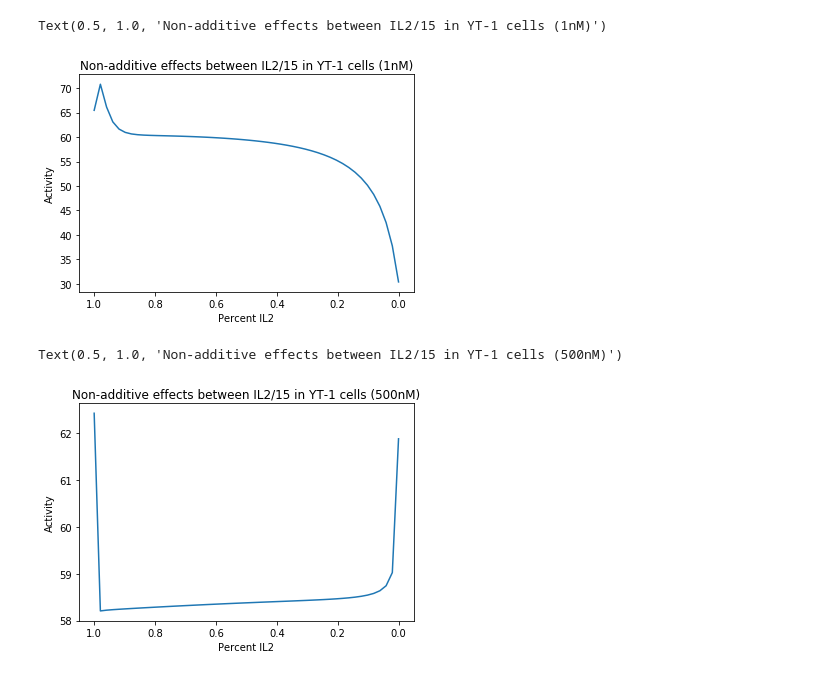
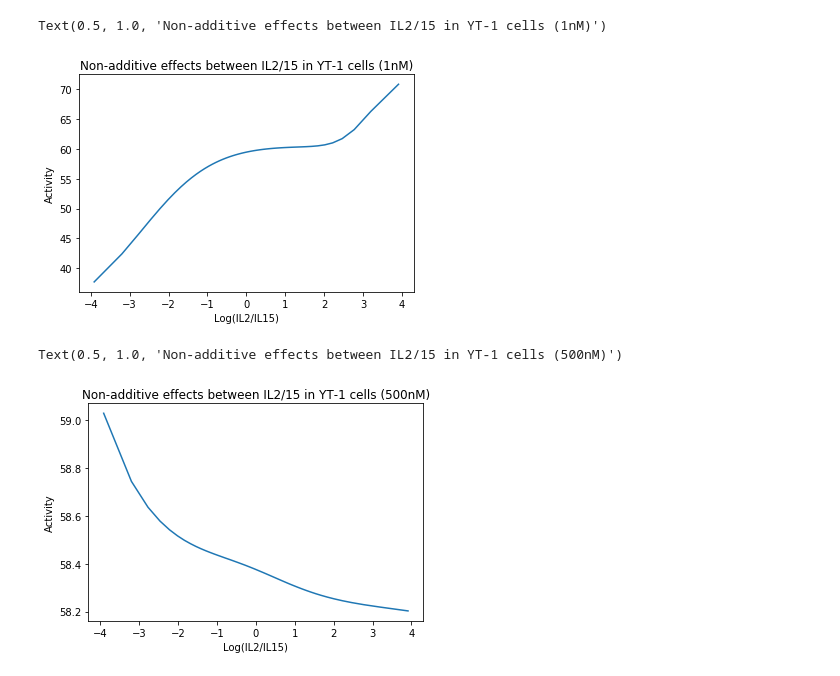
Before and after one commit to meyer-lab/gc-valent, a Jupyter notebook: IL2-15 Nonadditive.ipynb, the cells around one changed output. Drawn from its saved outputs; the diff is of its cells as text; code cells hidden in the pictures.

```diff
--- a/IL2-15 Nonadditive.ipynb
+++ b/IL2-15 Nonadditive.ipynb
@@ -12,11 +12,11 @@ def input_IL2_15(final_conc, num):
     '''Function that creates the input for the solver. Takes in 1nM or 500nM for final_conc.'''
     Rexpr = np.array([3.8704, 0.734, 1.7147, 0.32010875, 0.0, 0.0, 0.0, 0.0]) #Il2ra, Il2rb, Il2rg, Il15ra, Il7r, Il9r, IL4Ra, IL21Ra in that order
     ligand_conc = np.zeros((num, 6)) # Cytokine stimulation concentrations in the following order: IL2, 15, 7, 9, 4, 21, and in nM.
-    IL2 = np.linspace(final_conc, 0.0, num)
-    IL15 = np.linspace(0.0, final_conc, num)
+    IL2 = np.linspace(final_conc, final_conc/num, num)
+    IL15 = np.linspace(final_conc/num, final_conc, num)
     for ii in range(num):
         ligand_conc[ii, 0:2] = [IL2[ii], IL15[ii]]
-    return ligand_conc, Rexpr, np.divide(IL2, IL2+IL15)
+    return ligand_conc, Rexpr, np.log(IL2/IL15)
 
 def solve_IL2_IL15(final_conc, num, nSpecies):
     """Function to simulate model with IL2 and IL15 only at timepoint tps."""
@@ -32,21 +32,19 @@ def solve_IL2_IL15(final_conc, num, nSpecies):
 y,num, xaxis = solve_IL2_IL15(1.0, 50, nSpecies)
 f, ax = plt.subplots()
 ax.plot(xaxis, y)
-ax.invert_xaxis()
-ax.set_xlabel('Percent IL2')
+ax.set_xlabel('Log(IL2/IL15)')
 ax.set_ylabel('Activity')
 ax.set_title('Non-additive effects between IL2/15 in YT-1 cells (1nM)')
 # %% [output]
 Text(0.5, 1.0, 'Non-additive effects between IL2/15 in YT-1 cells (1nM)')
-[figure, old version]
+[figure, new version]
 # %%
 y,num, xaxis = solve_IL2_IL15(500.0, 50, nSpecies)
 f, ax = plt.subplots()
 ax.plot(xaxis, y)
-ax.invert_xaxis()
-ax.set_xlabel('Percent IL2')
+ax.set_xlabel('Log(IL2/IL15)')
 ax.set_ylabel('Activity')
 ax.set_title('Non-additive effects between IL2/15 in YT-1 cells (500nM)')
 # %% [output]
 Text(0.5, 1.0, 'Non-additive effects between IL2/15 in YT-1 cells (500nM)')
-[figure, old version]
+[figure, new version]
```
